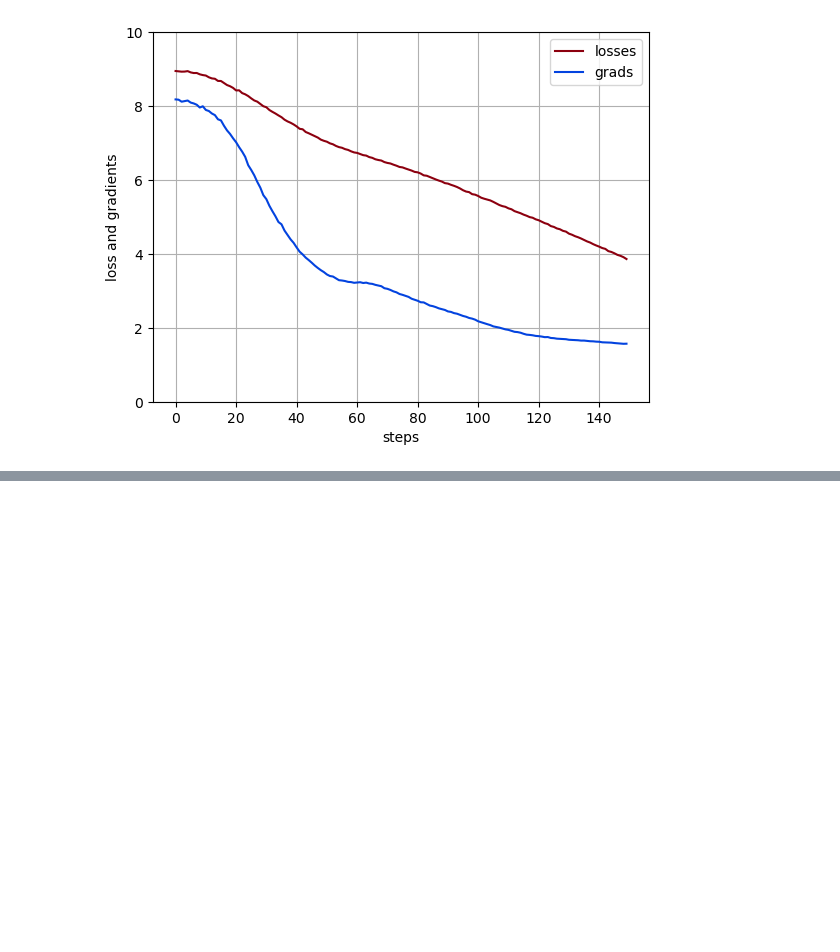
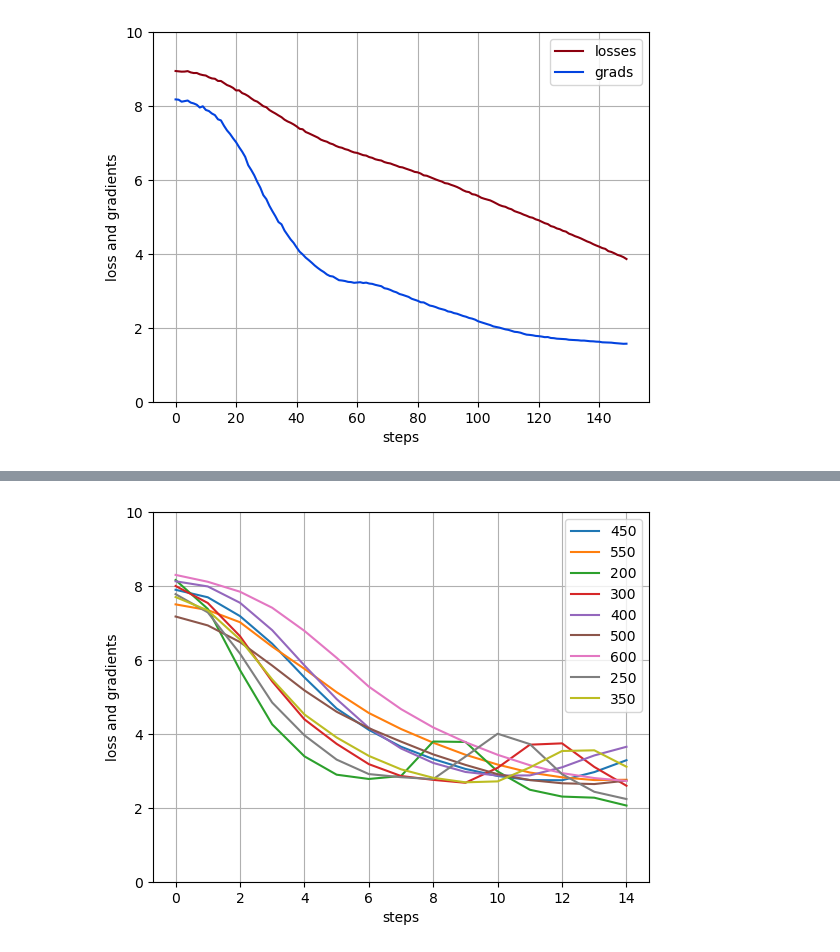
Before and after one commit to deeplearningcafe/transformer-pytorch, a Jupyter notebook: notebooks/Debug.ipynb, the cells around one changed output, grey strips where cells are left out. Cells and saved outputs as stored; diff of their text form; code cells hidden in the pictures; blank space fills up the shorter version.

```diff
--- a/notebooks/Debug.ipynb
+++ b/notebooks/Debug.ipynb
@@ -215,0 +254,4 @@ plt.show()
+# %%
+from util.prepara_data import prepare_data
+
+train_loader, val_loader = prepare_data(tokenizer, conf)
@@ -215,0 +346,15 @@ plt.show()
+# %%
+import numpy as np
+x = np.arange(len(df[df["warmup"]==200]["gradient_norm"]))
+
+fig, ax = plt.subplots()
+for i in set(df["warmup"]):
+    ax.plot(x, df[df["warmup"]==i]["gradient_norm"], label=i)
+# ax.plot(x, df["gradient_norm"], 'xkcd:blue', label='grads')
+ax.set(xlabel='steps', ylabel='loss and gradients',)
+ax.grid()
+ax.set_ylim(ymin=0, ymax=10)
+ax.legend()
+plt.show()
+# %% [output]
+[figure, added]
```
Also changed, not shown: parts of 16 cells of this notebook, 5 other files.
